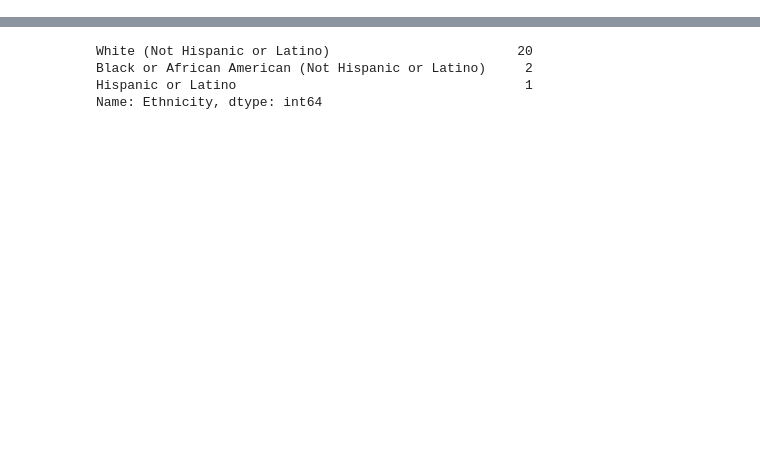
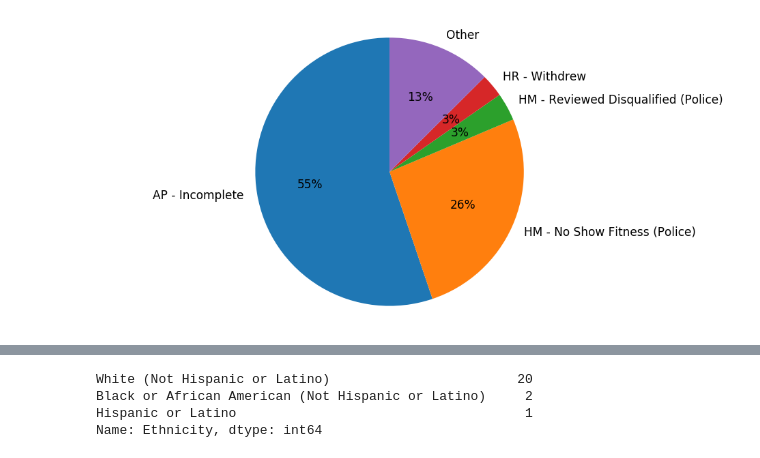
Before and after one commit to mrkjhsn/South-Bend-Police-Department-Recruitment, a Jupyter notebook: south_bend_police_recruitment.ipynb, the cells around one changed output, grey strips where cells are left out. Saved outputs shown, nothing was run; the diff lists cells and outputs as text; code cells hidden in the pictures; blank space fills up the shorter version.

```diff
--- a/south_bend_police_recruitment.ipynb
+++ b/south_bend_police_recruitment.ipynb
@@ -130,0 +122,3 @@ plt.show()
+# %%
+# copy series and translate into df
+applicant_status_count = df['Applicant_Status'].value_counts().reset_index().copy()
@@ -130,0 +133,5 @@ plt.show()
+# %%
+# summarize all ethnicities other than the top 4
+applicant_status_count = applicant_status_count.iloc[0:4].append(applicant_status_count.iloc[4:20].sum(), ignore_index=True)
+
+applicant_status_count.iloc[4,0] = 'Other'
@@ -130,0 +147,11 @@ plt.show()
+# %%
+fig1, ax1 = plt.subplots(figsize=(15,8))
+
+ax1.pie(applicant_status_count['Applicant_Status'],
+        labels=applicant_status_count['index'],
+        startangle=90, textprops={'fontsize': 17}, autopct='%1.f%%')
+ax1.axis('equal')  # Equal aspect ratio ensures that pie is drawn as a circle.
+
+plt.savefig("visualizations/applicant status.png", dpi=300)
+# %% [output]
+[figure, added]
```
Also changed, not shown: parts of 74 cells of this notebook.
